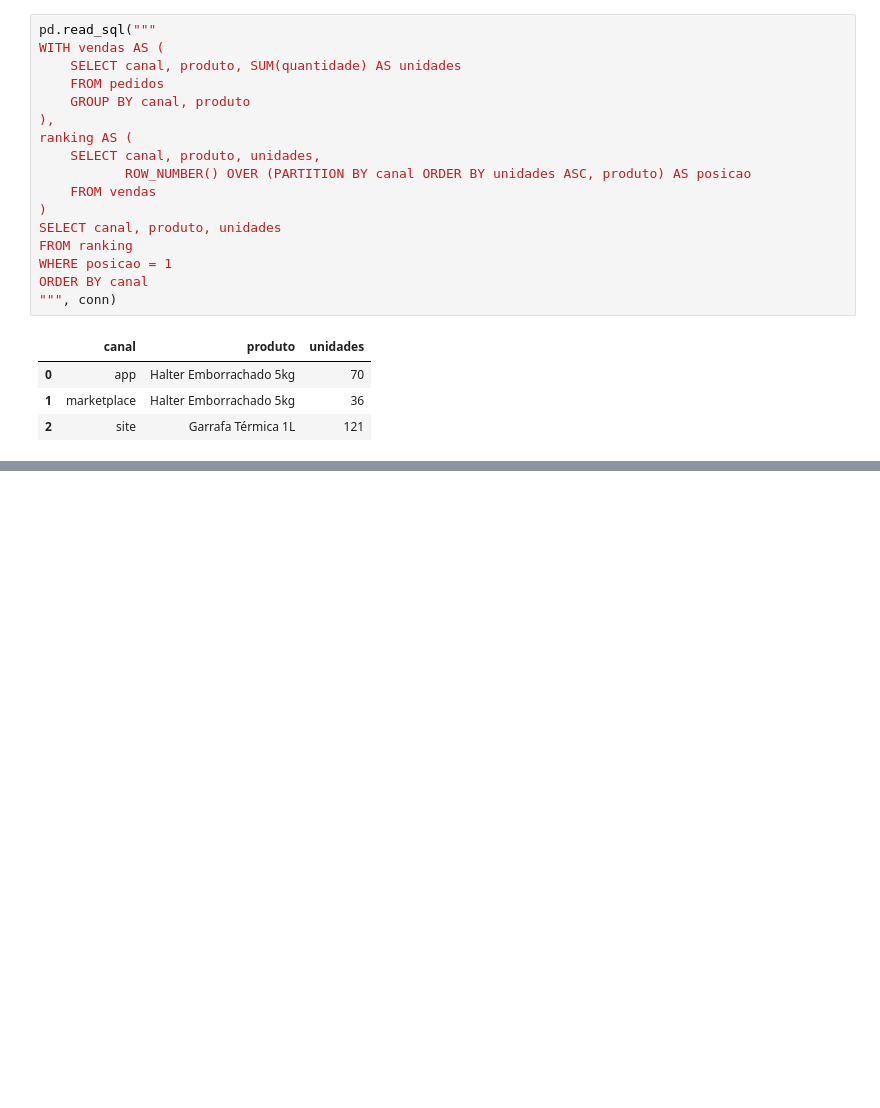
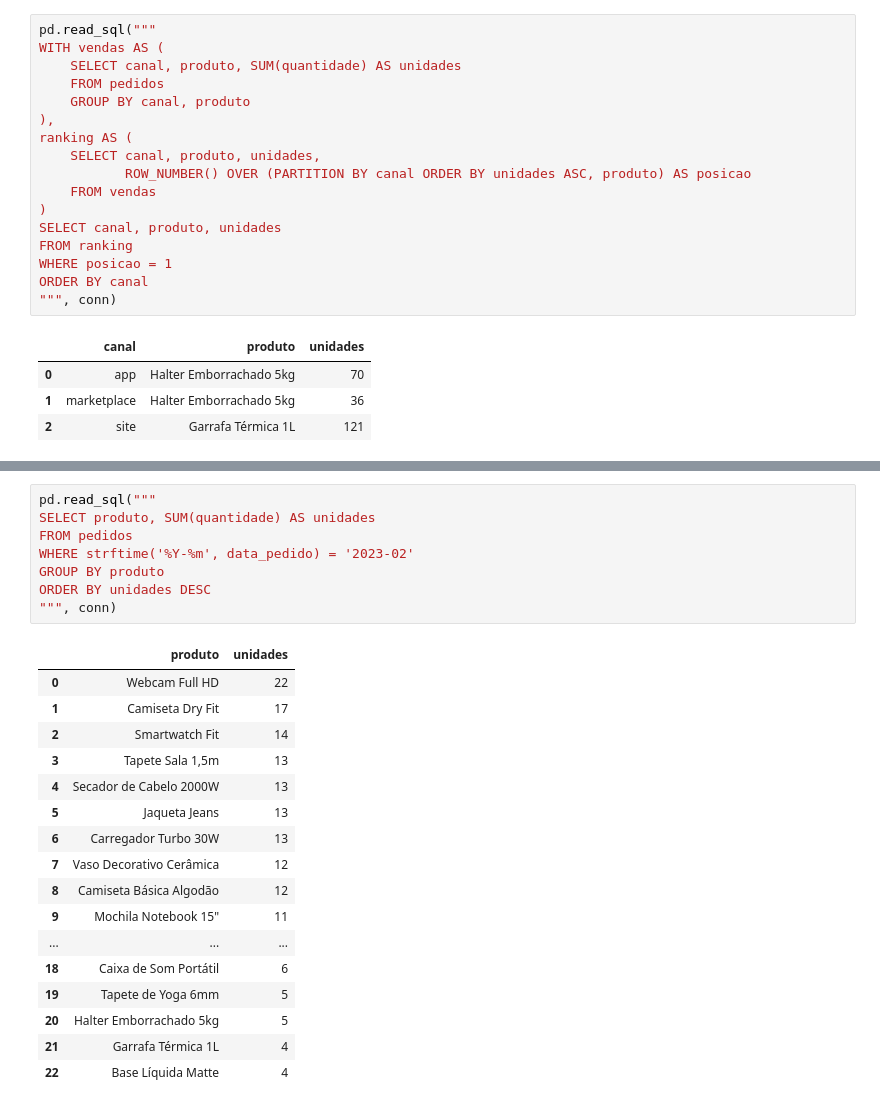
Before and after one commit to luizolavoremy/analise-pedidos-loja-sql, a Jupyter notebook: analise_sql.ipynb, the cells around one changed output, grey strips where cells are left out. Cells and saved outputs as stored; diff of their text form; blank space fills up the shorter version.

```diff
--- a/analise_sql.ipynb
+++ b/analise_sql.ipynb
@@ -350,0 +377,26 @@ ORDER BY canal
+# %%
+pd.read_sql("""
+SELECT produto, SUM(quantidade) AS unidades
+FROM pedidos
+WHERE strftime('%Y-%m', data_pedido) = '2023-02'
+GROUP BY produto
+ORDER BY unidades DESC
+""", conn)
+# %% [output]
+|  | produto | unidades |
+| 0 | Webcam Full HD | 22 |
+| 1 | Camiseta Dry Fit | 17 |
+| 2 | Smartwatch Fit | 14 |
+| 3 | Tapete Sala 1,5m | 13 |
+| 4 | Secador de Cabelo 2000W | 13 |
+| 5 | Jaqueta Jeans | 13 |
+| 6 | Carregador Turbo 30W | 13 |
+| 7 | Vaso Decorativo Cerâmica | 12 |
+| 8 | Camiseta Básica Algodão | 12 |
+| 9 | Mochila Notebook 15" | 11 |
+| ... | ... | ... |
+| 18 | Caixa de Som Portátil | 6 |
+| 19 | Tapete de Yoga 6mm | 5 |
+| 20 | Halter Emborrachado 5kg | 5 |
+| 21 | Garrafa Térmica 1L | 4 |
+| 22 | Base Líquida Matte | 4 |
```
Also changed, not shown: parts of 1 cell of this notebook.
